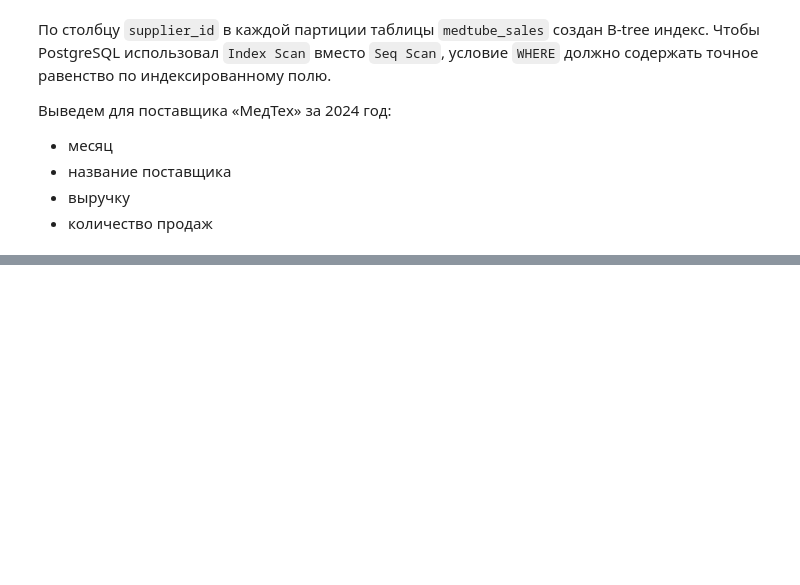
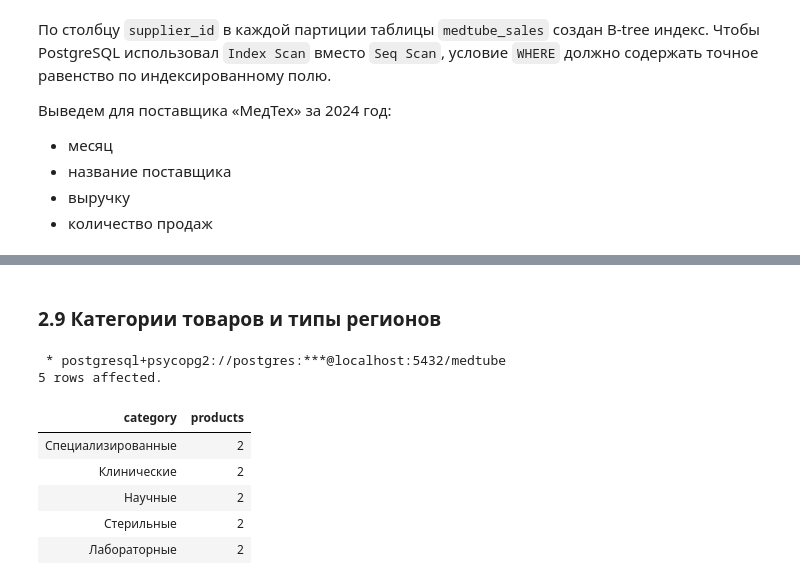
Before and after one commit to egubov-artem/Project-12-SQL-DataLens, a Jupyter notebook: Медицинские товары.ipynb, the cells around one changed output, grey strips where cells are left out. Cells and saved outputs as stored; diff of their text form; code cells hidden in the pictures; blank space fills up the shorter version.

```diff
--- a/Медицинские товары.ipynb
+++ b/Медицинские товары.ipynb
@@ -190,0 +284,15 @@ ORDER BY month;
+# %% [markdown]
+### 2.9 Категории товаров и типы регионов
+# %%
+%%sql
+
+SELECT category, COUNT(*) AS products FROM medtube_products GROUP BY 1 ORDER BY 2 DESC
+# %% [output]
+ * postgresql+psycopg2://postgres:***@localhost:5432/medtube
+5 rows affected.
+| category | products |
+| Специализированные | 2 |
+| Клинические | 2 |
+| Научные | 2 |
+| Стерильные | 2 |
+| Лабораторные | 2 |
```
Also changed, not shown: parts of 31 cells of this notebook.
